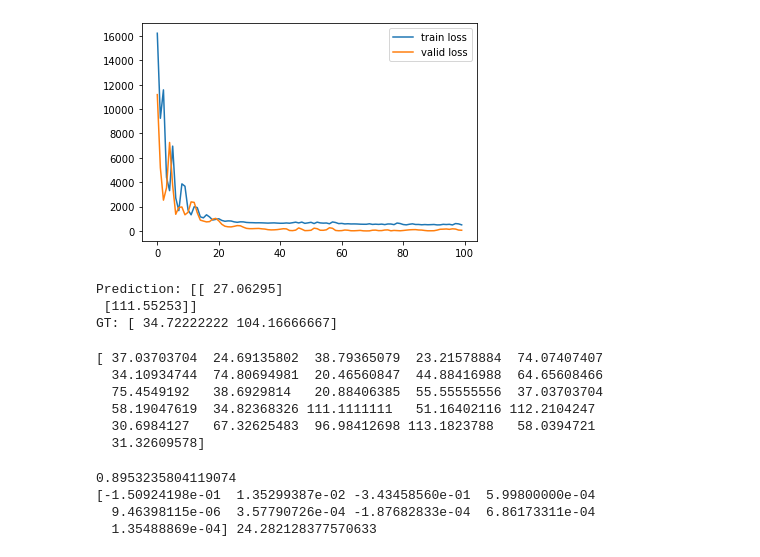
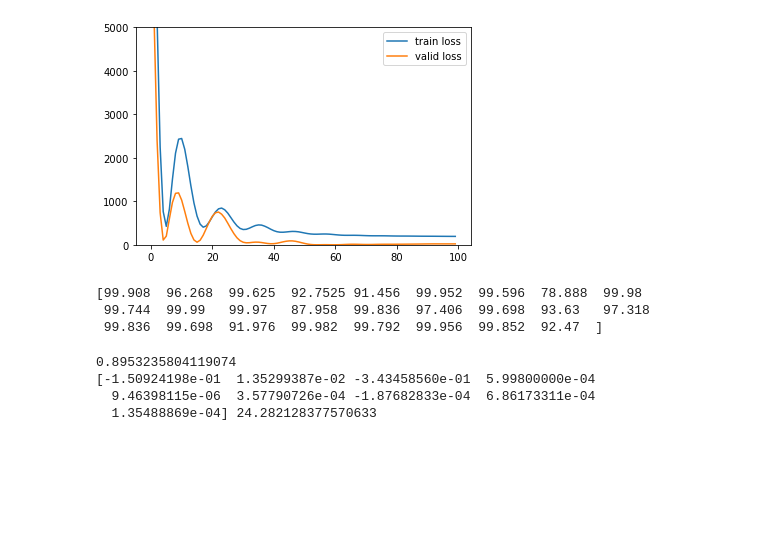
Before and after one commit to ZijueChen/Porosity-Detection, a Jupyter notebook: linear regression.ipynb, the cells around one changed output. Cells and saved outputs as stored; diff of their text form; code cells hidden in the pictures; blank space fills up the shorter version.

```diff
--- a/linear regression.ipynb
+++ b/linear regression.ipynb
@@ -8,6 +8,6 @@ from sklearn.linear_model import LinearRegression
 df = pd.read_excel('clean excel.xlsx')
 energy = df['Energy Density (J/mm3)'].to_numpy()
 density = df['Part Density (%)'].to_numpy()
-X = np.transpose(np.array([df['Scan Speed'], df['Laser Power '], df['Hatch Spacing (um)']]))
+X = np.transpose(np.array([df['Scan Speed'], df['Laser Power '], df['Hatch Spacing (um)'], df['Layer Thickness (um)']]))
 print(len(X),len(energy),len(density))
 # %% [output]
@@ -23,13 +23,22 @@ print(reg.coef_, reg.intercept_)
+# %%
+checkpoint_filepath = 'weights_checkpoints/2_0'
+model_checkpoint_callback = tf.keras.callbacks.ModelCheckpoint(
+    filepath=checkpoint_filepath,
+    save_weights_only=True,
+    monitor='val_loss',
+    mode='min',
+    save_best_only=True)
 # %%
-target = energy
-model = tf.keras.models.Sequential([tf.keras.layers.Dense(128, input_shape=(3,), activation='relu'),
+target = density
+model = tf.keras.models.Sequential([tf.keras.layers.Dense(128, input_shape=(4,), activation='relu'),
                                     tf.keras.layers.Dense(32, activation='relu'),
                                     tf.keras.layers.Dense(1)
 ])
 
-opt = tf.keras.optimizers.Adam(0.01)
+opt = tf.keras.optimizers.Adam(0.001)
 model.compile(optimizer=opt, loss='mse')
 r = model.fit(X[:-2], target[:-2], epochs=100,
-             validation_data=(X[-2:], target[-2:]))
+             validation_data=(X[-2:], target[-2:]),
+             callbacks=[model_checkpoint_callback])
 # %% [output]
 Epoch 1/100
@@ -52,27 +73,17 @@ Epoch 100/100
 # %%
 plt.plot(r.history['loss'], label='train loss')
 plt.plot(r.history['val_loss'], label='valid loss')
 plt.legend()
-# plt.ylim(0, 500)
+plt.ylim(0, 5000)
 plt.show()
 # %% [output]
-[figure, old version]
+[figure, new version]
-# %%
-print('Prediction:',model.predict(X[-2:]))
-print('GT:',target[-2:])
-# %% [output]
-Prediction: [[ 27.06295]
- [111.55253]]
-GT: [ 34.72222222 104.16666667]
 # %%
 print(target)
 # %% [output]
-[ 37.03703704  24.69135802  38.79365079  23.21578884  74.07407407
-  34.10934744  74.80694981  20.46560847  44.88416988  64.65608466
-  75.4549192   38.6929814   20.88406385  55.55555556  37.03703704
-  58.19047619  34.82368326 111.1111111   51.16402116 112.2104247
-  30.6984127   67.32625483  96.98412698 113.1823788   58.0394721
-  31.32609578]
+[99.908  96.268  99.625  92.7525 91.456  99.952  99.596  78.888  99.98
+ 99.744  99.99   99.97   87.958  99.836  97.406  99.698  93.63   97.318
+ 99.836  99.698  91.976  99.982  99.792  99.956  99.852  92.47  ]
 # %%
 # X = np.array([[230,1200,90], [280,1200,90], [255,1719.6,90],
 #               [255,1373.22,122.66],[180,1200,90],[205,680.4,90],
```
Also changed, not shown: parts of 4 cells of this notebook, 33 other files.
